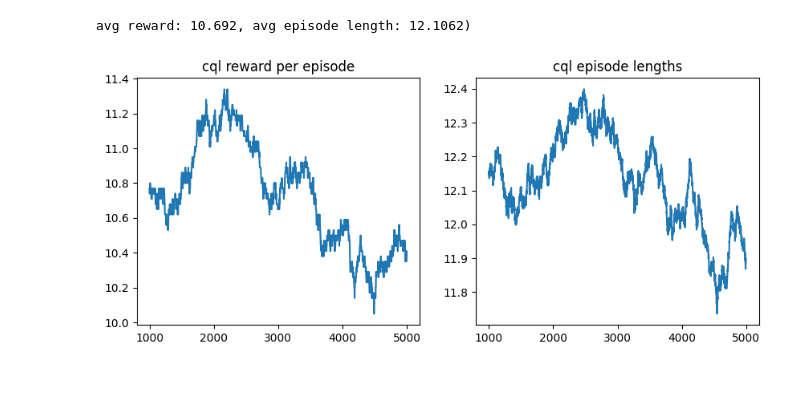
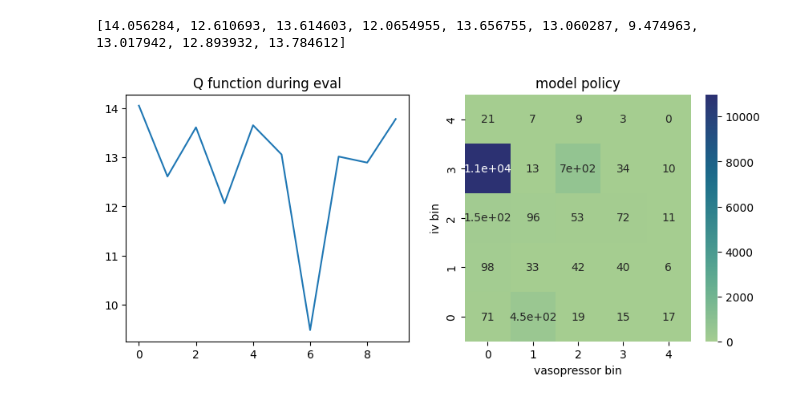
Before and after one commit to weissguy/rl-sepsis, a Jupyter notebook: mimic_policies.ipynb, the cells around one changed output. Cells and saved outputs as stored; diff of their text form; code cells hidden in the pictures.

```diff
--- a/mimic_policies.ipynb
+++ b/mimic_policies.ipynb
@@ -177,12 +154,6 @@ avg reward: 10.692, avg episode length: 12.1062)
-# %%
-fig, axs = plt.subplots(1, 2, figsize=(10, 4))
-axs[0].plot(cql_train_df['rewards'].rolling(1000).mean())
-axs[0].set_title('cql reward per episode')
-axs[1].plot(cql_train_df['episode_lengths'].rolling(1000).mean())
-axs[1].set_title('cql episode lengths')
-
-print(f'avg reward: {np.mean(cql_rewards)}, avg episode length: {np.mean(cql_episode_lengths)})')
-# %% [output]
-avg reward: 10.692, avg episode length: 12.1062)
-[figure, removed]
+# %%
+eval_policy(cql_agent, env)
+# %% [output]
+[14.056284, 12.610693, 13.614603, 12.0654955, 13.656755, 13.060287, 9.474963, 13.017942, 12.893932, 13.784612]
+[figure, added]
 # %%
```
Also changed, not shown: parts of 18 cells of this notebook, 6 other files.
